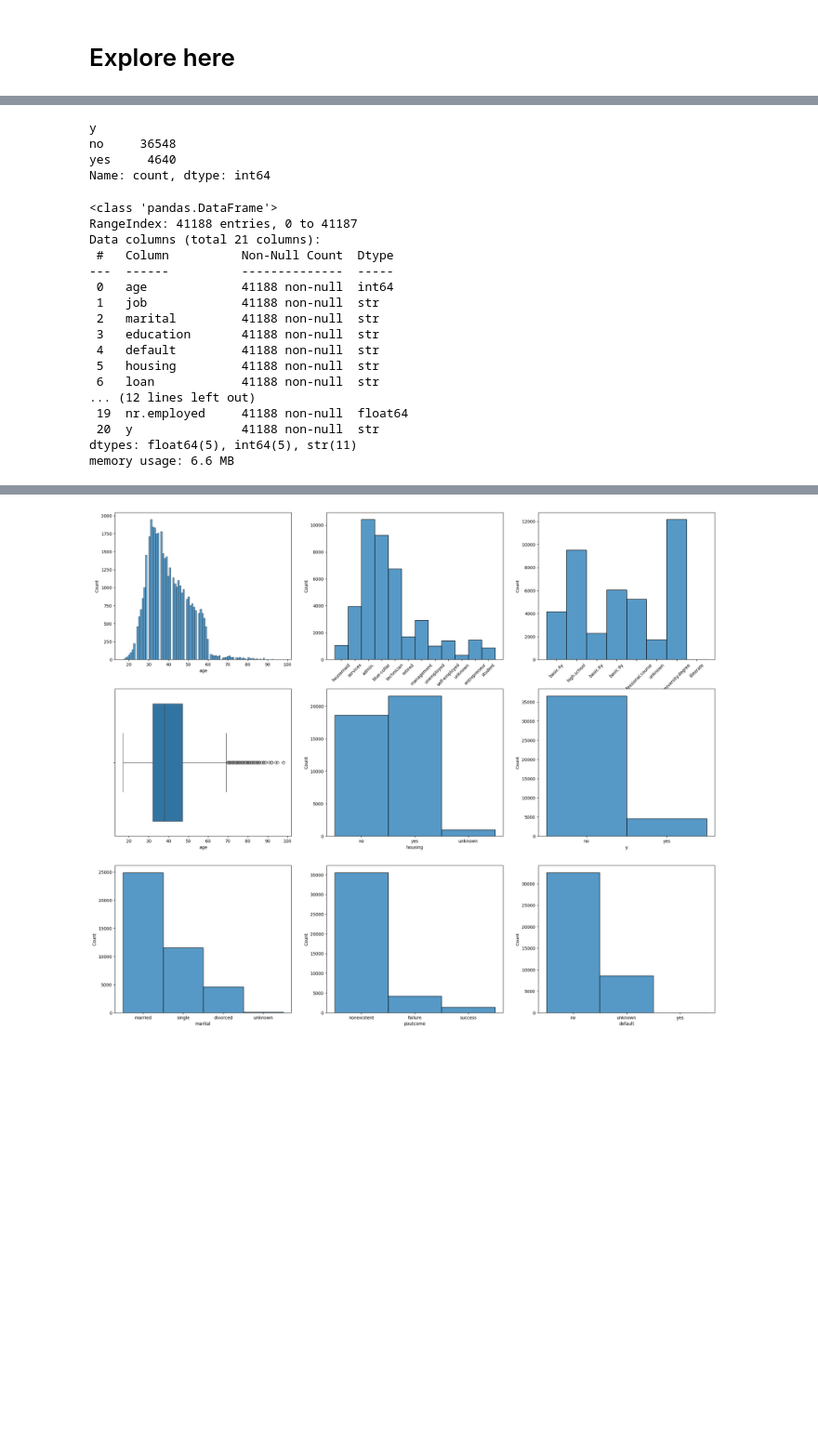
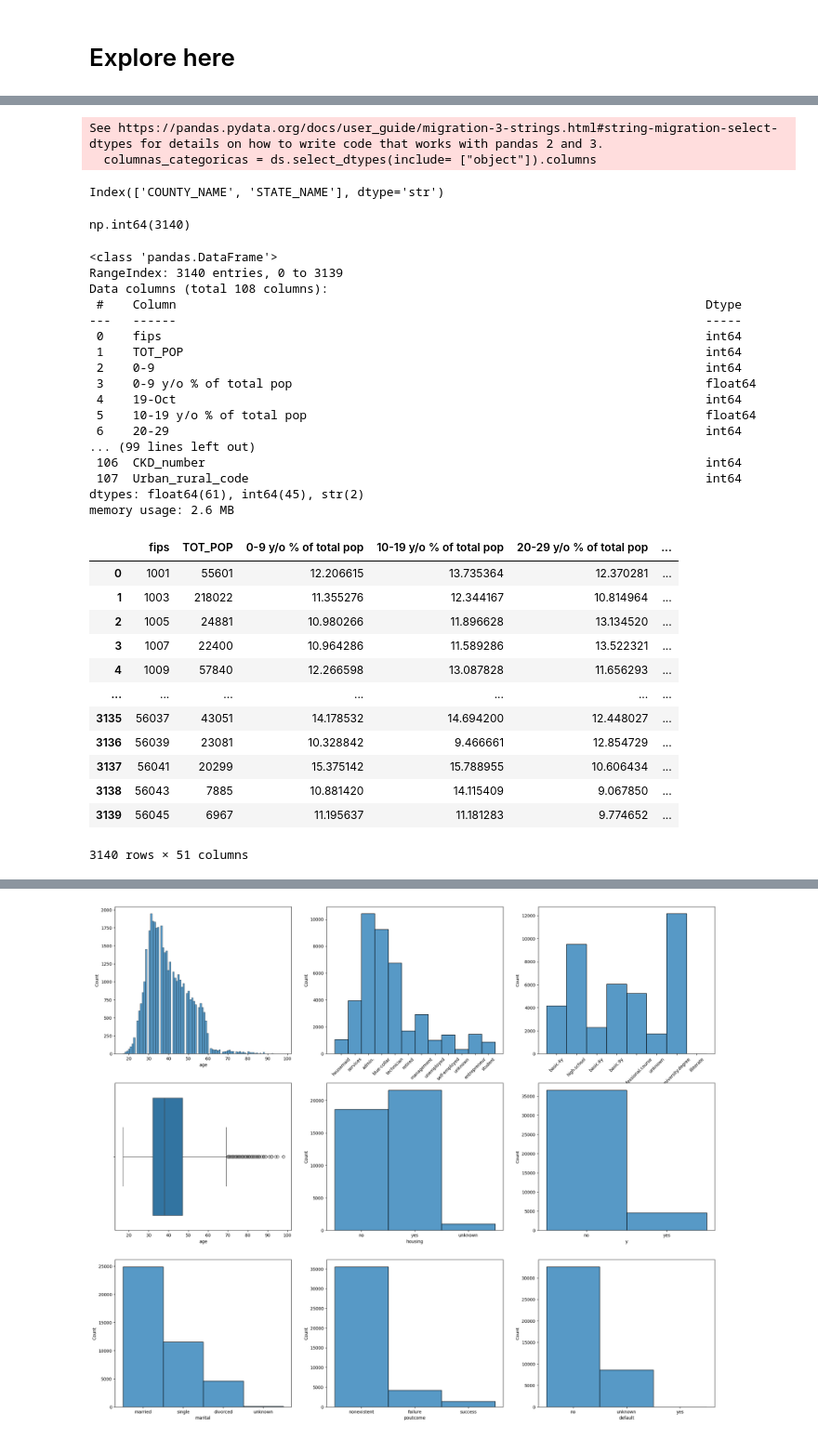
Before and after one commit to Trimboli10/regresion-lineal-trimboli-demograficos, a Jupyter notebook: src/explore.ipynb, the cells around one changed output, grey strips where cells are left out. Shown at 93% size. Drawn from its saved outputs; the diff is of its cells as text; code cells hidden in the pictures; blank space fills up the shorter version.

```diff
--- a/src/explore.ipynb
+++ b/src/explore.ipynb
@@ -41,29 +62,54 @@ ds
+# %%
+columnas_categoricas = ds.select_dtypes(include= ["object"]).columns
+
+columnas_categoricas
+# %% [output]
+See https://pandas.pydata.org/docs/user_guide/migration-3-strings.html#string-migration-select-dtypes for details on how to write code that works with pandas 2 and 3.
+  columnas_categoricas = ds.select_dtypes(include= ["object"]).columns
+Index(['COUNTY_NAME', 'STATE_NAME'], dtype='str')
 # %%
-ds["y"].value_counts()
+ds['STATE_NAME'].value_counts().sum()
 # %% [output]
-y
-no     36548
-yes     4640
-Name: count, dtype: int64
+np.int64(3140)
 # %%
 # Busco valores nulos
 
-ds.info()
+ds.info(verbose= True)
 # %% [output]
 <class 'pandas.DataFrame'>
-RangeIndex: 41188 entries, 0 to 41187
-Data columns (total 21 columns):
- #   Column          Non-Null Count  Dtype
----  ------          --------------  -----
- 0   age             41188 non-null  int64
- 1   job             41188 non-null  str
- 2   marital         41188 non-null  str
- 3   education       41188 non-null  str
- 4   default         41188 non-null  str
- 5   housing         41188 non-null  str
- 6   loan            41188 non-null  str
-... (12 lines left out)
- 19  nr.employed     41188 non-null  float64
- 20  y               41188 non-null  str
-dtypes: float64(5), int64(5), str(11)
-memory usage: 6.6 MB
+RangeIndex: 3140 entries, 0 to 3139
+Data columns (total 108 columns):
+ #    Column                                                                         Dtype
+---   ------                                                                         -----
+ 0    fips                                                                           int64
+ 1    TOT_POP                                                                        int64
+ 2    0-9                                                                            int64
+ 3    0-9 y/o % of total pop                                                         float64
+ 4    19-Oct                                                                         int64
+ 5    10-19 y/o % of total pop                                                       float64
+ 6    20-29                                                                          int64
+... (99 lines left out)
+ 106  CKD_number                                                                     int64
+ 107  Urban_rural_code                                                               int64
+dtypes: float64(61), int64(45), str(2)
+memory usage: 2.6 MB
+# %%
+ds.drop(["0-9", "19-Oct", "20-29", "30-39", "40-49", "50-59", "60-69", "70-79", "80+", "White-alone pop", "Black-alone pop", "Native American/American Indian-alone pop", "Asian-alone pop", "Hawaiian/Pacific Islander-alone pop", "Two or more races pop", "POP_ESTIMATE_2018", "N_POP_CHG_2018", "R_birth_2018", "R_death_2018", "R_INTERNATIONAL_MIG_2018", "R_DOMESTIC_MIG_2018", "Less than a high school diploma 2014-18", "High school diploma only 2014-18", "Some college or associate's degree 2014-18", "Bachelor's degree or higher 2014-18", "POVALL_2018", "PCTPOV017_2018", "PCTPOV517_2018", "CI90LBINC_2018", "CI90UBINC_2018", "Employed_2018", "Unemployed_2018", "Median_Household_Income_2018", "anycondition_Lower 95% CI", "anycondition_Upper 95% CI", "anycondition_number", "Obesity_Lower 95% CI", "Obesity_Upper 95% CI", "Obesity_number", "Heart disease_Lower 95% CI", "Heart disease_Upper 95% CI", "Heart disease_number", "COPD_Lower 95% CI", "COPD_Upper 95% CI", "COPD_number", "diabetes_Lower 95% CI", "diabetes_Upper 95% CI", "diabetes_number", "CKD_Lower 95% CI", "CKD_Upper 95% CI", "CKD_number", "Population Aged 60+", "Total Active Patient Care Physicians per 100000 Population 2018 (AAMC)", "Active Primary Care Physicians per 100000 Population 2018 (AAMC)", "Active Patient Care Primary Care Physicians per 100000 Population 2018 (AAMC)", "Active Patient Care General Surgeons per 100000 Population 2018 (AAMC)", "COUNTY_NAME"], axis = 1, inplace = True)
+
+pd.set_option("display.max_columns", 83)
+
+ds
+# %% [output]
+|  | fips | TOT_POP | 0-9 y/o % of total pop | 10-19 y/o % of total pop | 20-29 y/o % of total pop | ... |
+| 0 | 1001 | 55601 | 12.206615 | 13.735364 | 12.370281 | ... |
+| 1 | 1003 | 218022 | 11.355276 | 12.344167 | 10.814964 | ... |
+| 2 | 1005 | 24881 | 10.980266 | 11.896628 | 13.134520 | ... |
+| 3 | 1007 | 22400 | 10.964286 | 11.589286 | 13.522321 | ... |
+| 4 | 1009 | 57840 | 12.266598 | 13.087828 | 11.656293 | ... |
+| ... | ... | ... | ... | ... | ... | ... |
+| 3135 | 56037 | 43051 | 14.178532 | 14.694200 | 12.448027 | ... |
+| 3136 | 56039 | 23081 | 10.328842 | 9.466661 | 12.854729 | ... |
+| 3137 | 56041 | 20299 | 15.375142 | 15.788955 | 10.606434 | ... |
+| 3138 | 56043 | 7885 | 10.881420 | 14.115409 | 9.067850 | ... |
+| 3139 | 56045 | 6967 | 11.195637 | 11.181283 | 9.774652 | ... |
+3140 rows × 51 columns
```
Also changed, not shown: parts of 9 cells of this notebook.
